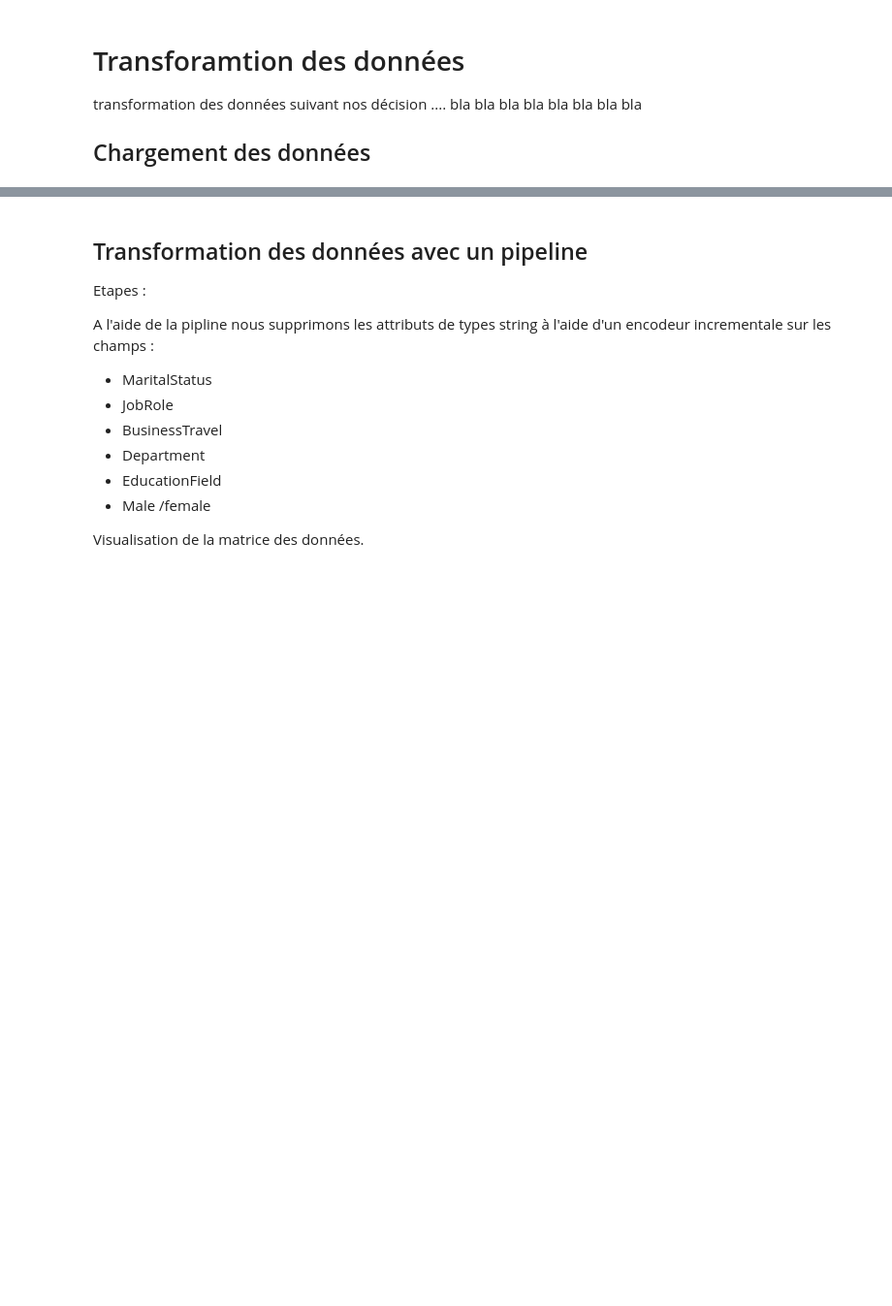
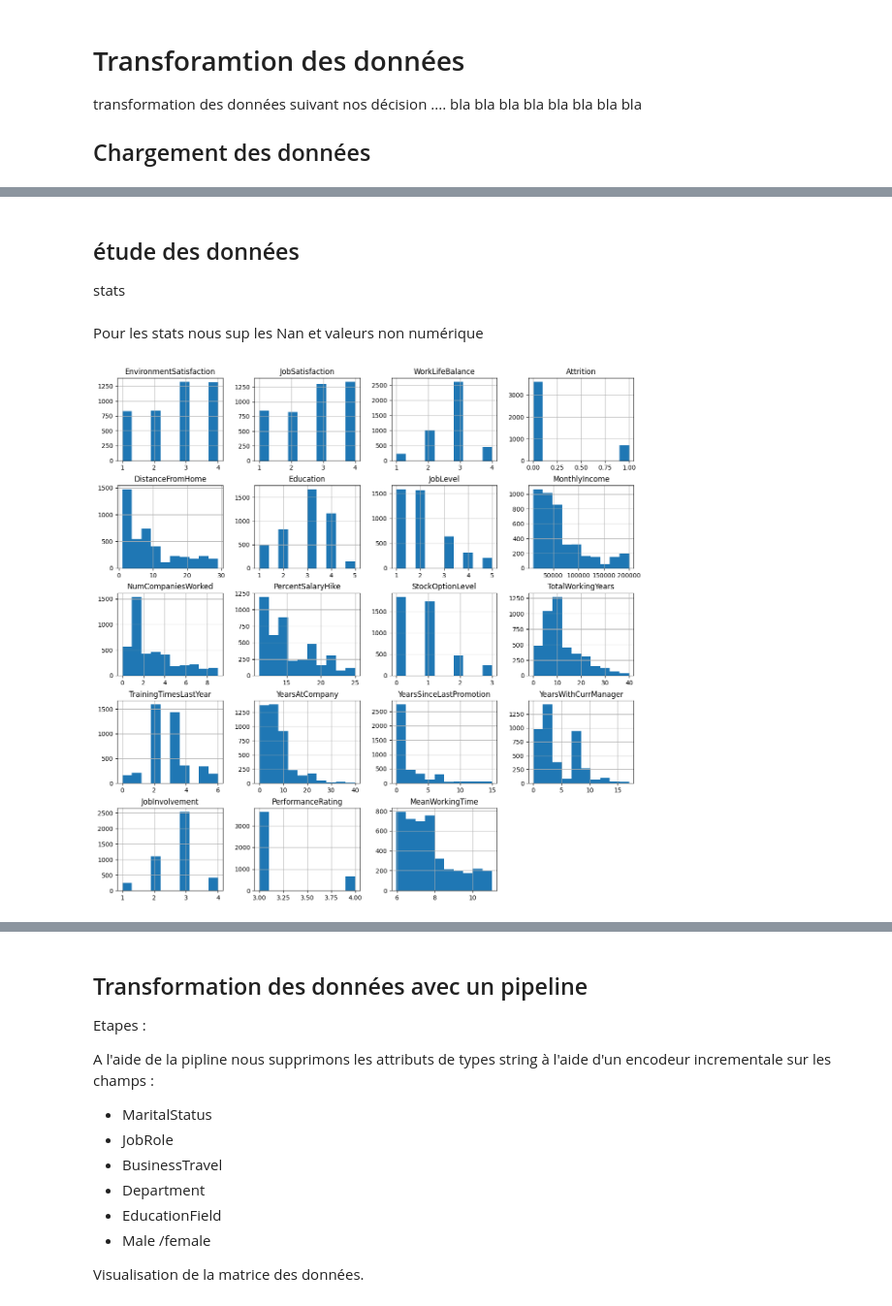
Before and after one commit to DraKkarW2/Projet_IA, a Jupyter notebook: Data_Wrangling.ipynb, the cells around one changed output, grey strips where cells are left out. Shown at 97% size. Cells and saved outputs as stored; diff of their text form; code cells hidden in the pictures; blank space fills up the shorter version.

```diff
--- a/Data_Wrangling.ipynb
+++ b/Data_Wrangling.ipynb
@@ -64,0 +53,18 @@ memory usage: 873.6+ KB
+# %% [markdown]
+## étude des données
+stats
+# %% [markdown]
+Pour les stats nous sup les Nan et valeurs non numérique
+# %%
+data_stats = data_merge.copy()
+#Drop rows with Nan
+data_stats.dropna(inplace=True)
+colToDel = ["MaritalStatus", "JobRole", "Department","BusinessTravel","EducationField"]
+data_stats = data_stats.drop(colToDel, axis=1)
+# %%
+from matplotlib import pyplot as plt
+
+data_stats.hist(figsize=(15,15))
+plt.show()
+# %% [output]
+[figure, added]
```
Also changed, not shown: parts of 18 cells of this notebook, 4 other files.
